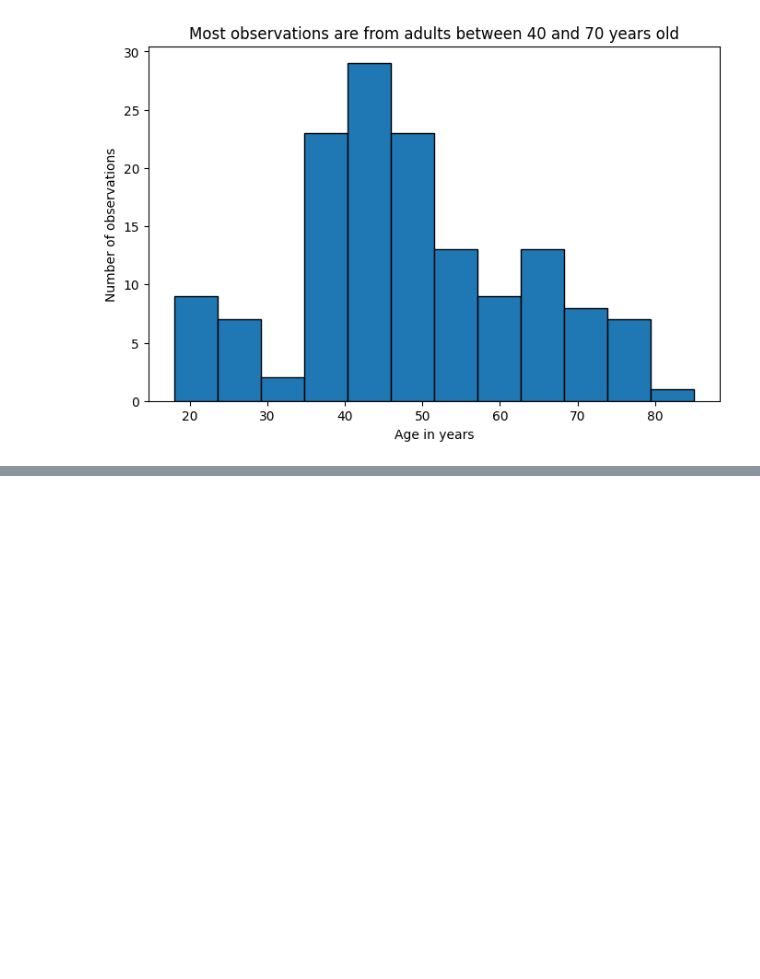
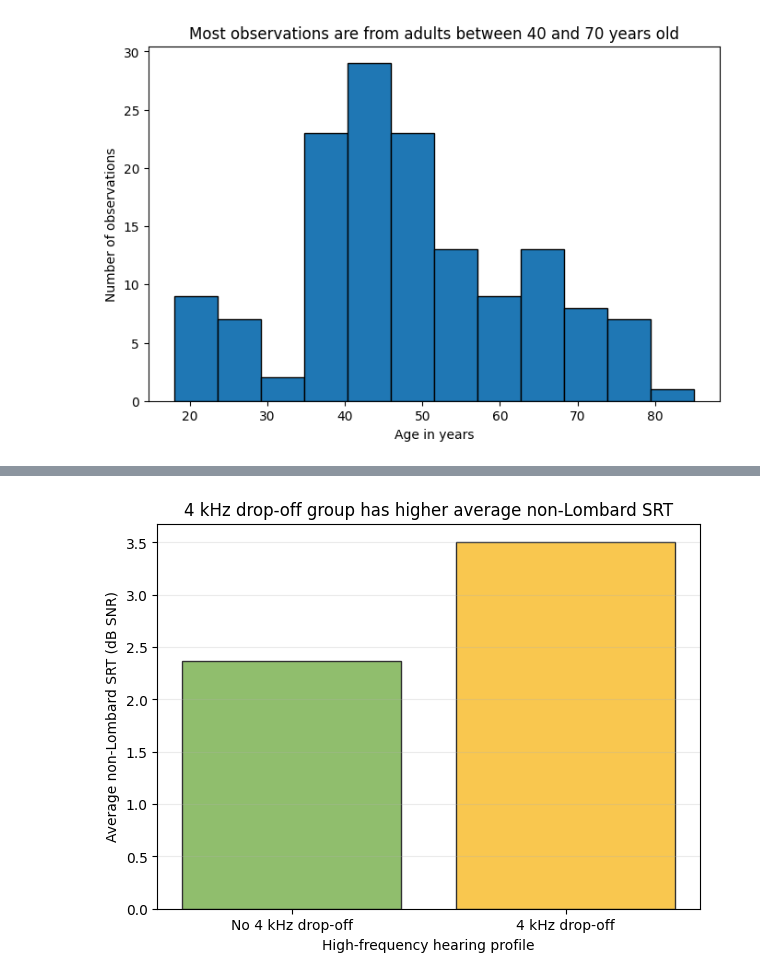
Before and after one commit to OskarUNLEASHED/KK1_Audiology, a Jupyter notebook: notebook.ipynb, the cells around one changed output, grey strips where cells are left out. Drawn from its saved outputs; the diff is of its cells as text; code cells hidden in the pictures; blank space fills up the shorter version.

```diff
--- a/notebook.ipynb
+++ b/notebook.ipynb
@@ -316,0 +347,17 @@ plt.show()
+# %%
+drop_order = ["NO", "SI"]
+drop_labels = ["No 4 kHz drop-off", "4 kHz drop-off"]
+drop_means = analysis_df.groupby("DROP4kHz", observed=True)["SRTNLBIN1"].mean().reindex(drop_order)
+
+fig, ax = plt.subplots(figsize=(7, 5))
+
+ax.bar(drop_labels, drop_means.values, color=["#90be6d", "#f9c74f"], edgecolor="#333333")
+
+ax.set_title("4 kHz drop-off group has higher average non-Lombard SRT")
+ax.set_xlabel("High-frequency hearing profile")
+ax.set_ylabel("Average non-Lombard SRT (dB SNR)")
+ax.grid(axis="y", alpha=0.25)
+
+plt.show()
+# %% [output]
+[figure, added]
```
Also changed, not shown: parts of 11 cells of this notebook.
